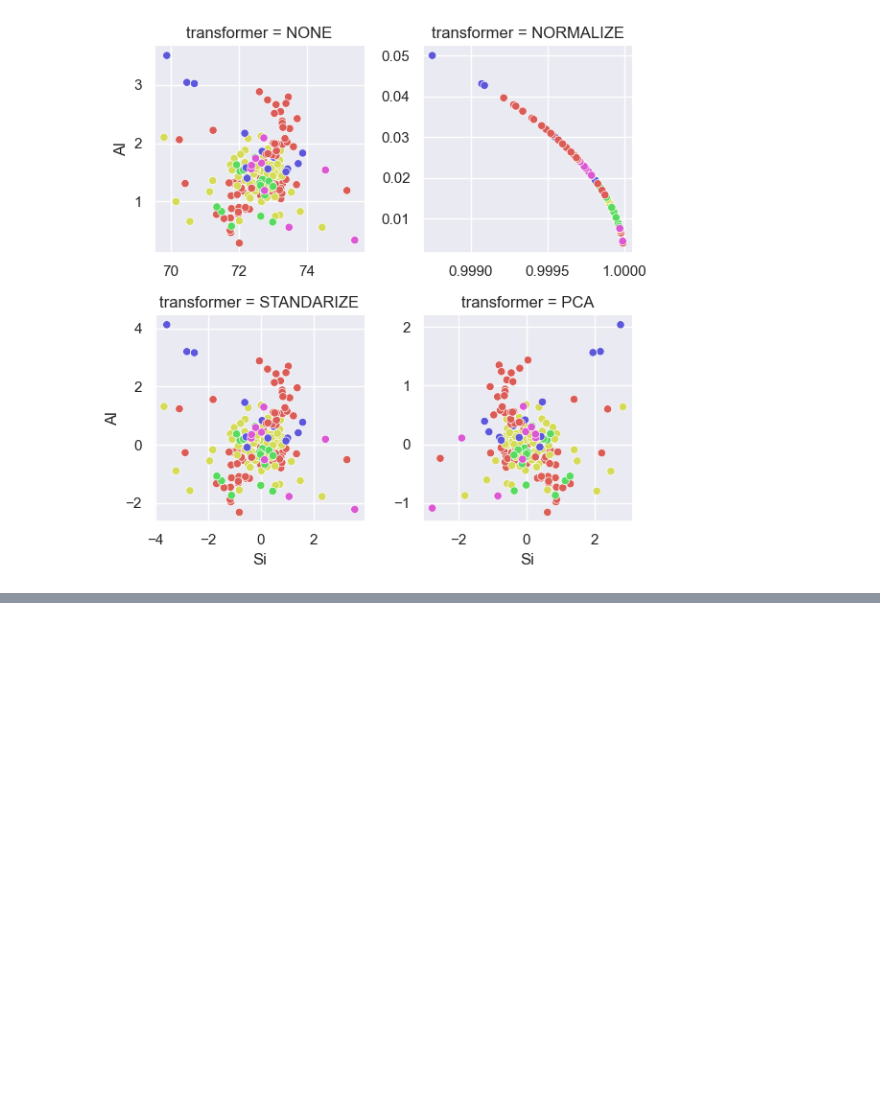
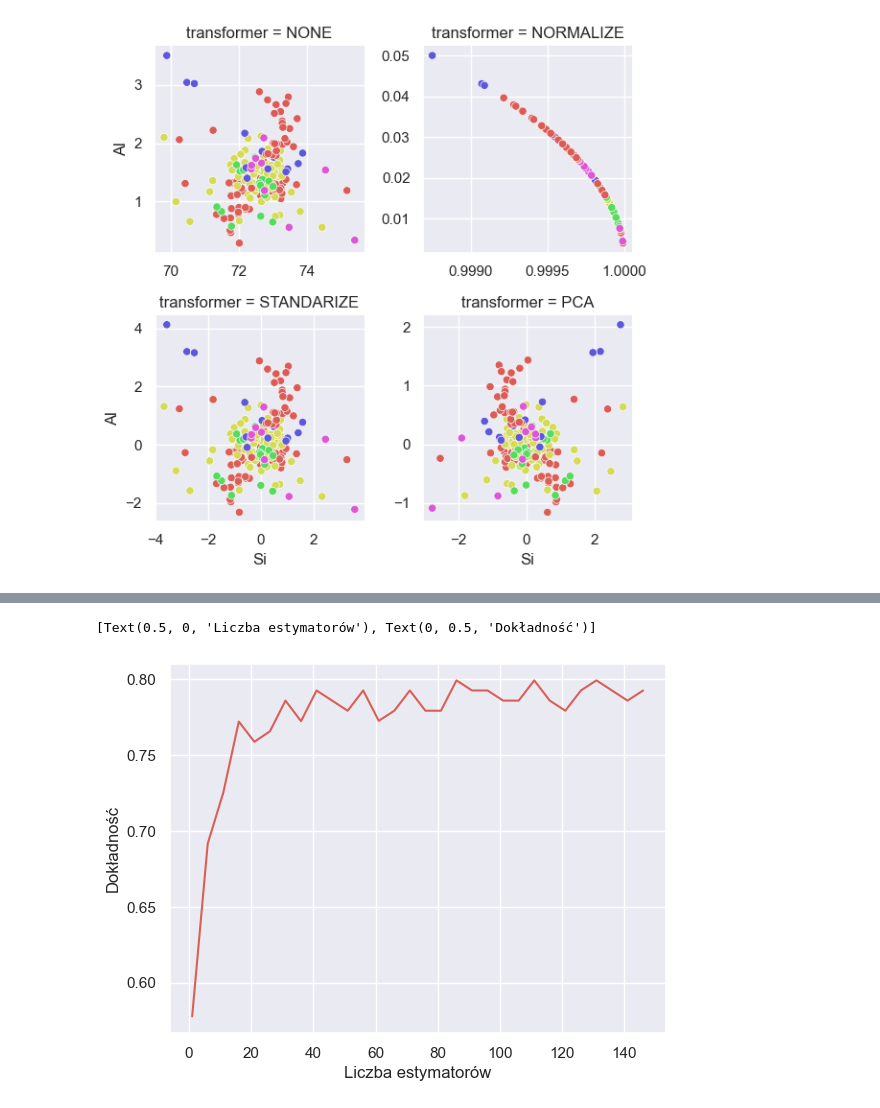
Before and after one commit to jakubzehner/ArtificialIntelligenceWUST, a Jupyter notebook: Project4/glassML.ipynb, the cells around one changed output, grey strips where cells are left out. Saved outputs shown, nothing was run; the diff lists cells and outputs as text; code cells hidden in the pictures; blank space fills up the shorter version.

```diff
--- a/Project4/glassML.ipynb
+++ b/Project4/glassML.ipynb
@@ -249,0 +263,11 @@ sns.FacetGrid(
+# %%
+search_pipeline_missing = Pipeline([
+    ("imputer", "passthrough"),
+    ("transformer", "passthrough"),
+    ("classifier", next(iter(classifiers.values())))
+])
+
+search_pipeline_full = Pipeline([
+    ("transformer", "passthrough"),
+    ("classifier", next(iter(classifiers.values())))
+])
@@ -249,0 +292,11 @@ sns.FacetGrid(
+# %%
+grid_search_full = GridSearchCV(search_pipeline_full, {
+    "transformer": list(transformers.values()),
+    "classifier": list(classifiers.values())
+}, n_jobs=-1)
+
+grid_search_full.fit(X_full_train, Y_full_train)
+
+print(grid_search_full.best_score_)
+best_pipeline = grid_search_full.best_estimator_
+best_pipeline
@@ -249,0 +367,13 @@ sns.FacetGrid(
+# %%
+forest_grid = GridSearchCV(
+    make_pipeline(
+        "passthrough",
+        RandomForestClassifier(random_state=fixed_rng)
+    ),
+    {
+        "randomforestclassifier__n_estimators": np.arange(1, 150, 5)
+    },
+    n_jobs=-1
+)
+
+forest_grid.fit(X_full_train, Y_full_train)
@@ -249,0 +388,10 @@ sns.FacetGrid(
+# %%
+res = sns.lineplot(data=pd.DataFrame({
+    "n_estimators": forest_grid.cv_results_["param_randomforestclassifier__n_estimators"],
+    "score": forest_grid.cv_results_["mean_test_score"]
+}), x="n_estimators", y="score", errorbar="se", )
+
+res.set(xlabel="Liczba estymatorów", ylabel="Dokładność")
+# %% [output]
+[Text(0.5, 0, 'Liczba estymatorów'), Text(0, 0.5, 'Dokładność')]
+[figure, added]
```
Also changed, not shown: parts of 12 cells of this notebook.
